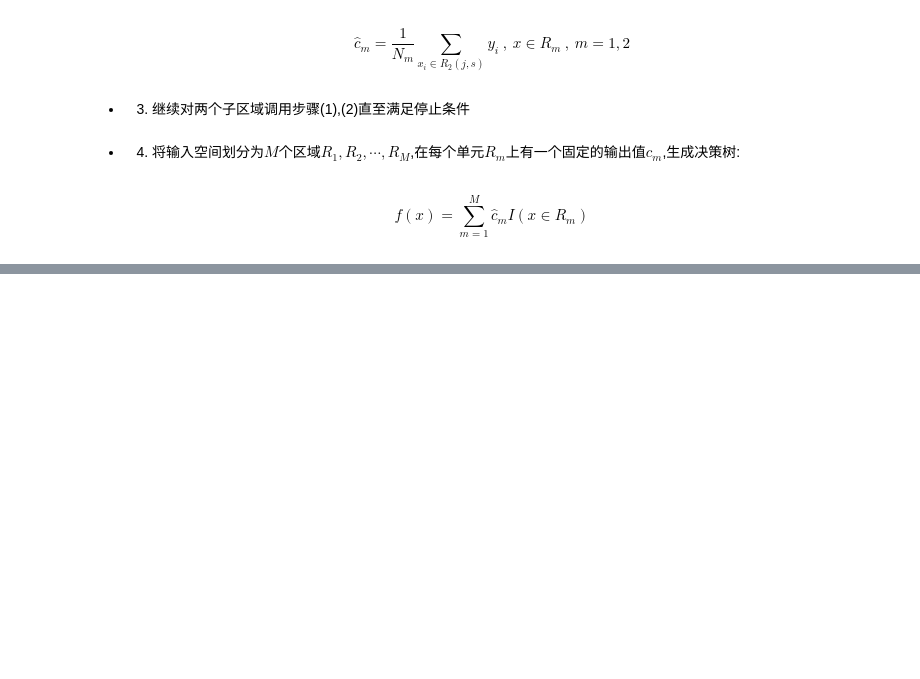
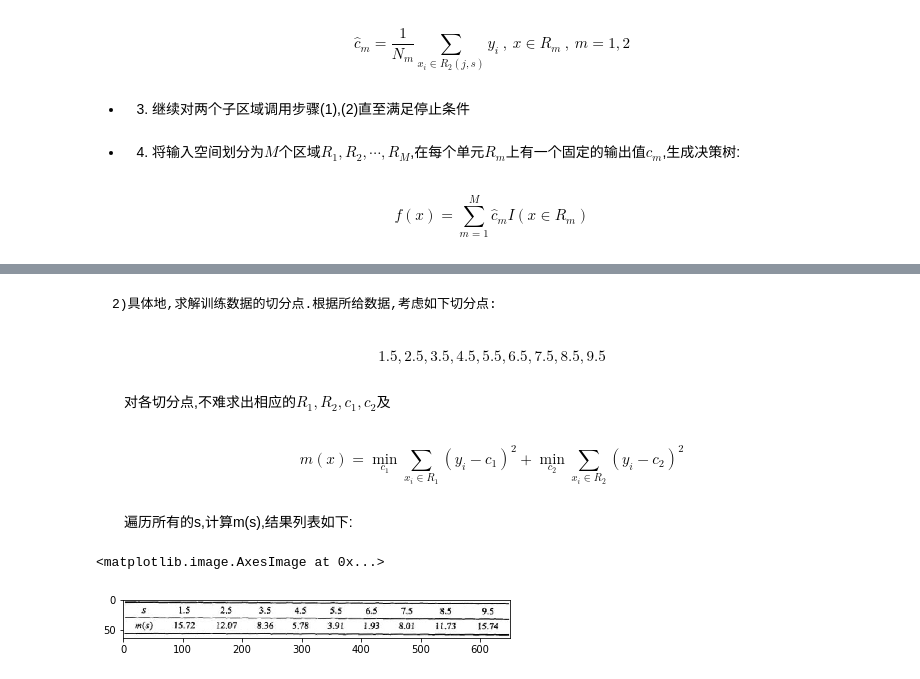
Before and after one commit to xiagote/MachineLearning, a Jupyter notebook: GBDT/GBDT.ipynb, the cells around one changed output, grey strips where cells are left out. Saved outputs shown, nothing was run; the diff lists cells and outputs as text; code cells hidden in the pictures; blank space fills up the shorter version.

```diff
--- a/GBDT/GBDT.ipynb
+++ b/GBDT/GBDT.ipynb
@@ -59,0 +158,17 @@ $$f(x)=\sum_{m=1}^M \hat c_m I(x \in R_m)$$
+# %% [markdown]
+    2)具体地,求解训练数据的切分点.根据所给数据,考虑如下切分点:
+# %% [markdown]
+$$1.5,2.5,3.5,4.5,5.5,6.5,7.5,8.5,9.5$$
+# %% [markdown]
+　　对各切分点,不难求出相应的$R_1,R_2,c_1,c_2$及
+# %% [markdown]
+$$m(x)=\min_{c_1}\sum_{x_i \in R_1}(y_i - c_1)^2 + \min_{c_2}\sum_{x_i \in R_2}(y_i - c_2)^2$$
+# %% [markdown]
+　　遍历所有的s,计算m(s),结果列表如下:
+# %%
+from skimage import io
+img=io.imread('./result_1.jpg')
+io.imshow(img)
+# %% [output]
+<matplotlib.image.AxesImage at 0x...>
+[figure, added]
```
Also changed, not shown: parts of 52 cells of this notebook.
